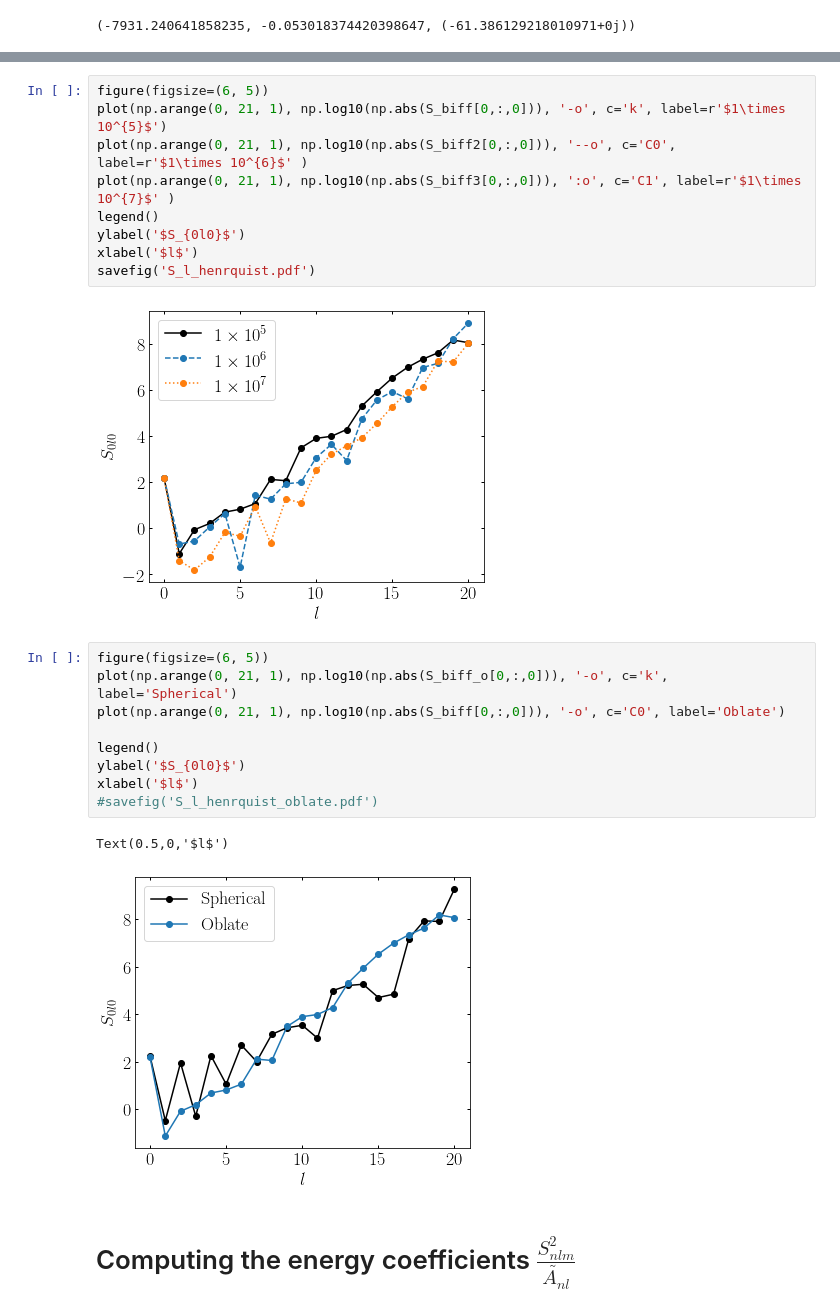
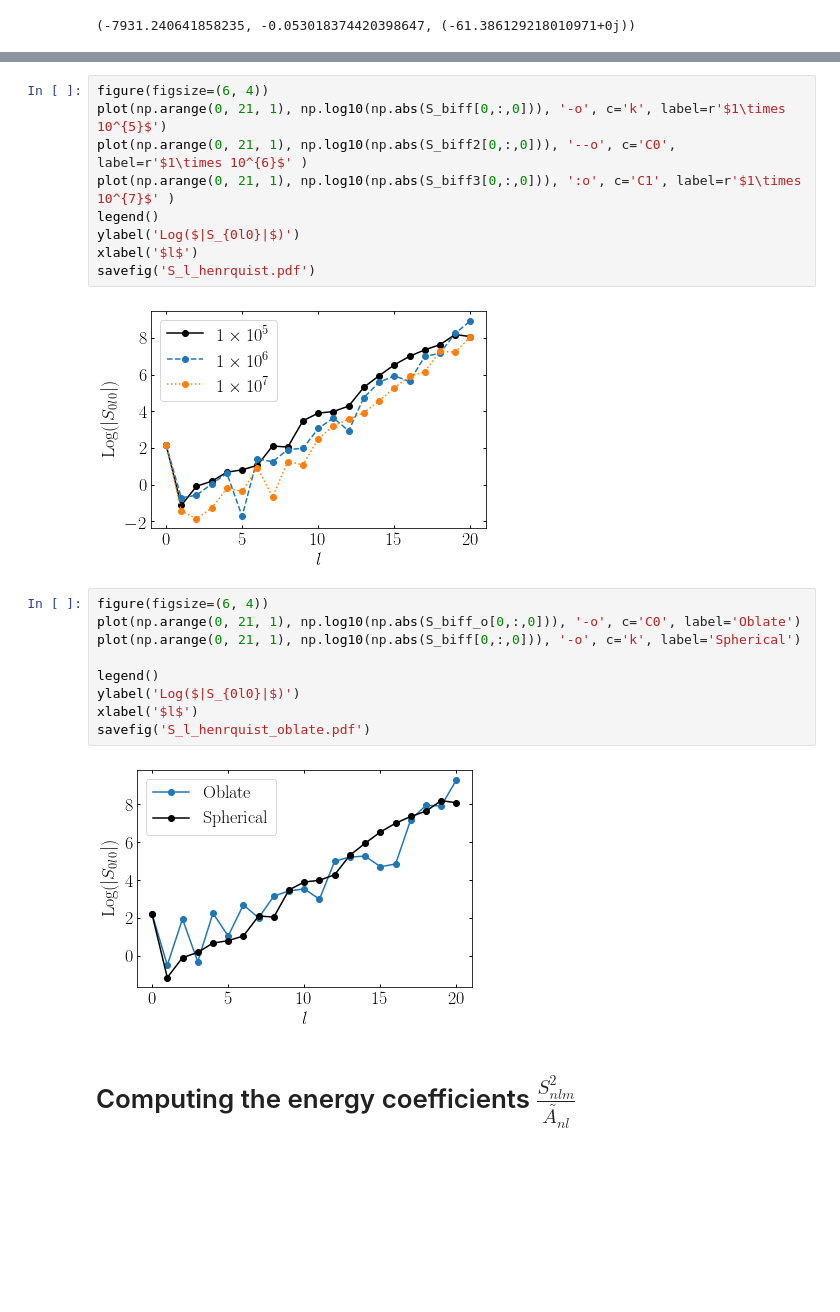
Before and after one commit to jngaravitoc/BFE-c, a Jupyter notebook: code/computing_coefficients.ipynb, the cells around one changed output, grey strips where cells are left out. Drawn from its saved outputs; the diff is of its cells as text; blank space fills up the shorter version.

```diff
--- a/code/computing_coefficients.ipynb
+++ b/code/computing_coefficients.ipynb
@@ -320,26 +320,25 @@ savefig('S_n_henrquist_oblate.pdf')
 # %%
-figure(figsize=(6, 5))
+figure(figsize=(6, 4))
 plot(np.arange(0, 21, 1), np.log10(np.abs(S_biff[0,:,0])), '-o', c='k', label=r'$1\times 10^{5}$')
 plot(np.arange(0, 21, 1), np.log10(np.abs(S_biff2[0,:,0])), '--o', c='C0', label=r'$1\times 10^{6}$' )
 plot(np.arange(0, 21, 1), np.log10(np.abs(S_biff3[0,:,0])), ':o', c='C1', label=r'$1\times 10^{7}$' )
 legend()
-ylabel('$S_{0l0}$')
+ylabel('Log($|S_{0l0}|$)')
 xlabel('$l$')
 savefig('S_l_henrquist.pdf')
 # %% [output]
-[figure, old version]
+[figure, new version]
 # %%
-figure(figsize=(6, 5))
-plot(np.arange(0, 21, 1), np.log10(np.abs(S_biff_o[0,:,0])), '-o', c='k', label='Spherical')
-plot(np.arange(0, 21, 1), np.log10(np.abs(S_biff[0,:,0])), '-o', c='C0', label='Oblate')
+figure(figsize=(6, 4))
+plot(np.arange(0, 21, 1), np.log10(np.abs(S_biff_o[0,:,0])), '-o', c='C0', label='Oblate')
+plot(np.arange(0, 21, 1), np.log10(np.abs(S_biff[0,:,0])), '-o', c='k', label='Spherical')
 
 legend()
-ylabel('$S_{0l0}$')
+ylabel('Log($|S_{0l0}|$)')
 xlabel('$l$')
-#savefig('S_l_henrquist_oblate.pdf')
+savefig('S_l_henrquist_oblate.pdf')
 # %% [output]
-Text(0.5,0,'$l$')
-[figure, old version]
+[figure, new version]
 # %% [markdown]
 # Computing the energy coefficients $\frac{S_{nlm}^2}{\tilde{A_{nl}}}$
 # %%
```
Also changed, not shown: parts of 3 cells of this notebook, 2 other files.
